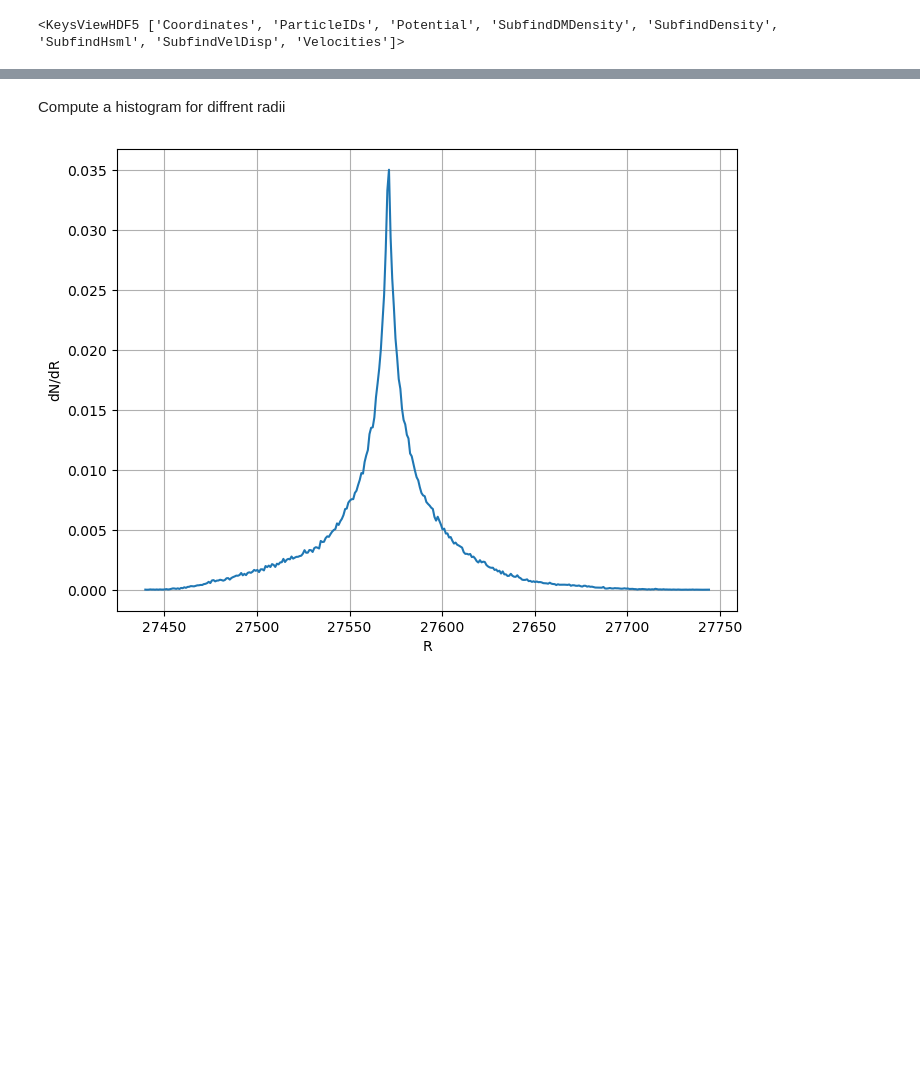
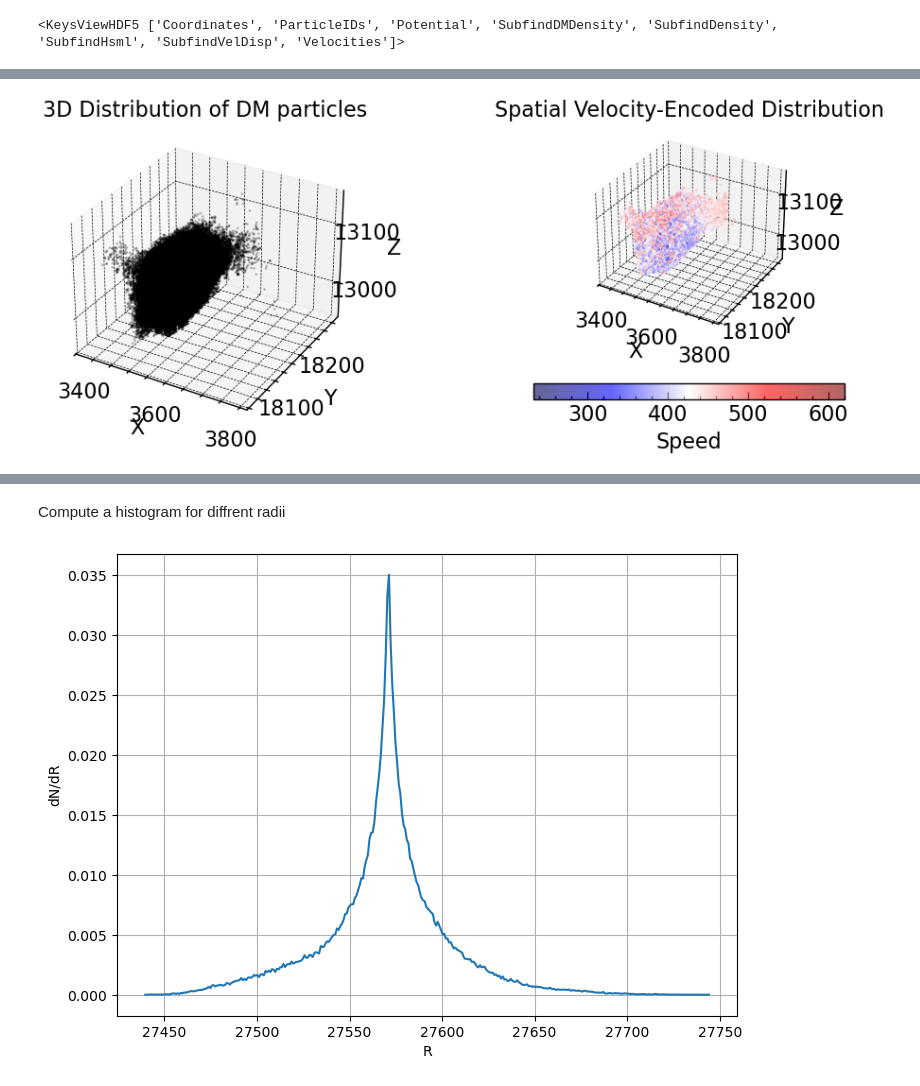
Before and after one commit to Jitskeverheecke/TANA_Project, a Jupyter notebook: project.ipynb, the cells around one changed output, grey strips where cells are left out. Drawn from its saved outputs; the diff is of its cells as text; code cells hidden in the pictures; blank space fills up the shorter version.

```diff
--- a/project.ipynb
+++ b/project.ipynb
@@ -34 +86,22 @@ array([[ 3513.58629858, 18135.43560775, 13033.63899422],
+# %%
+fig = plt.figure(figsize=(12, 4))
+ax= fig.add_subplot(1,2,1, projection='3d')
+ax.scatter(x, y, z, s=1, c='k', alpha=0.2)
+ax.set_xlabel('X')
+ax.set_ylabel('Y')
+ax.set_zlabel('Z')
+ax.set_title('3D Distribution of DM particles')
+
+ax2 = fig.add_subplot(1, 2, 2, projection='3d')
+sc = ax2.scatter(x, y, z, s=1, c=v, cmap='seismic', alpha=0.6)
+ax2.set_xlabel('X')
+ax2.set_ylabel('Y')
+ax2.set_zlabel('Z')
+ax2.set_title('Spatial Velocity-Encoded Distribution')
+
+fig.colorbar(sc, ax=ax2, label='Speed', orientation='horizontal', shrink=0.5)
+plt.tight_layout()
+plt.show()
+# %% [output]
+[figure, added]
 # %% [markdown]
```
Also changed, not shown: parts of 19 cells of this notebook, 1 other file.
